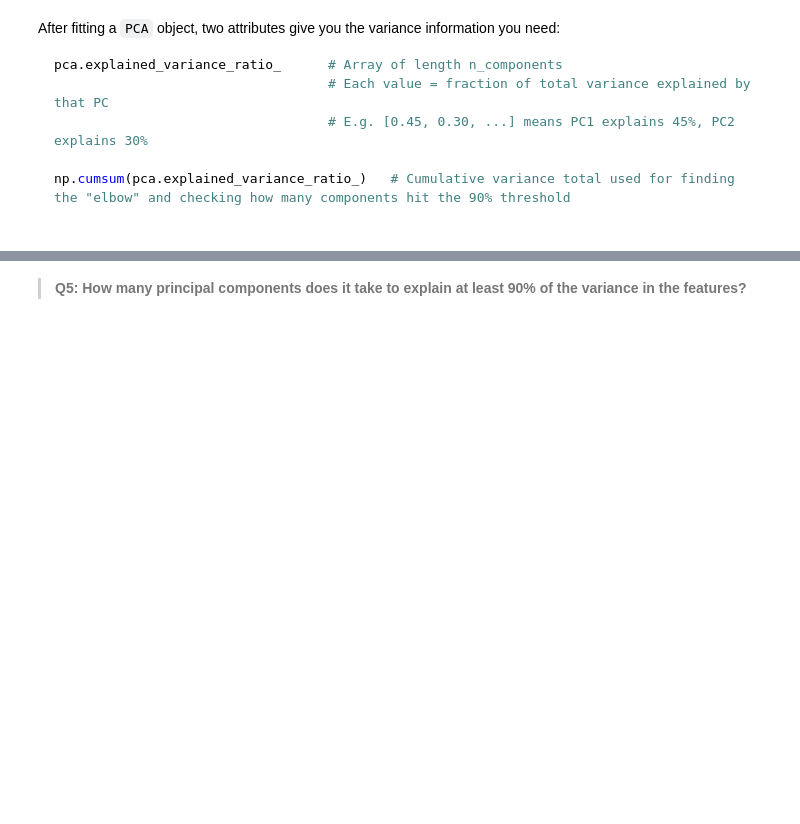
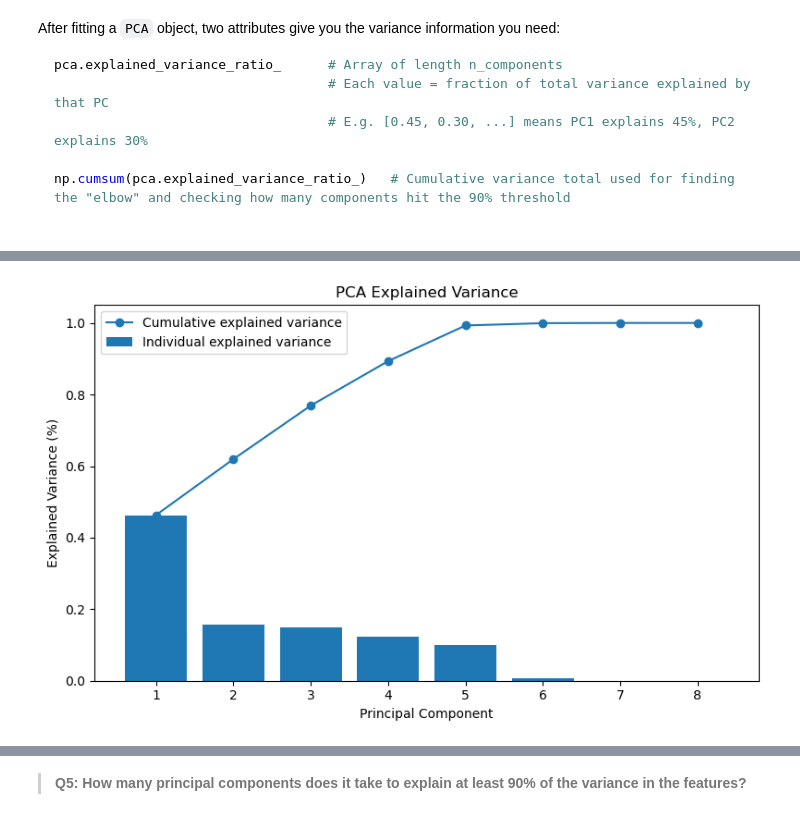
Before and after one commit to mmorenorolon/assignment-3, a Jupyter notebook: task1/hw3-task1.ipynb, the cells around one changed output, grey strips where cells are left out. Saved outputs shown, nothing was run; the diff lists cells and outputs as text; code cells hidden in the pictures; blank space fills up the shorter version.

````diff
--- a/task1/hw3-task1.ipynb
+++ b/task1/hw3-task1.ipynb
@@ -418,9 +478,11 @@ np.cumsum(pca.explained_variance_ratio_)   # Cumulative variance total used for
 
 ```
 # %%
-pca_full = ...
+# Fit a PCA will all features
+pca_full = PCA(n_components=8).fit(X_train_scaled)
 
-explained_var = ...
-cumulative_var = ...
+# Find explained variance
+explained_var = pca_full.explained_variance_ratio_
+cumulative_var = np.cumsum(pca_full.explained_variance_ratio_)
 
-explained_var
+print(f"Explained variance: {explained_var}")
@@ -427,2 +513,24 @@ explained_var
+# %%
+# Visualize individual and cummulative variance
+fig, ax = plt.subplots(figsize=(8, 5))
+
+components = np.arange(1, 9)
+
+# Bar chart for individual explained variance
+ax.bar(components, explained_var, label="Individual explained variance")
+
+# Line plot for cumulative explained variance
+ax.plot(components, cumulative_var, marker="o", label="Cumulative explained variance")
+
+ax.set_xlabel("Principal Component")
+ax.set_ylabel("Explained Variance (%)")
+ax.set_title("PCA Explained Variance")
+ax.set_xticks(components)
+ax.legend()
+
+plt.tight_layout()
+plt.show()
+# %% [output]
+[figure, added]
 # %%
 grader.check("q7")
````
Also changed, not shown: parts of 20 cells of this notebook.
